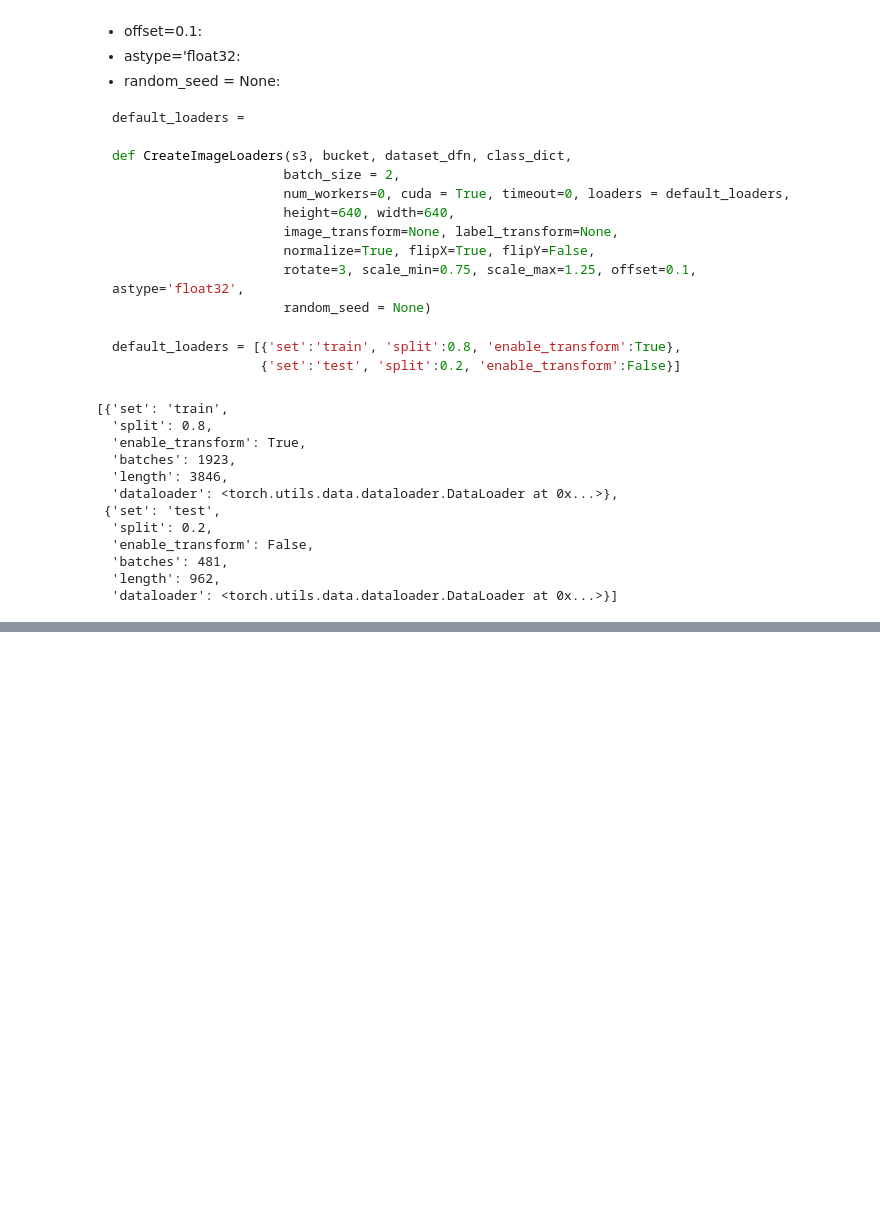
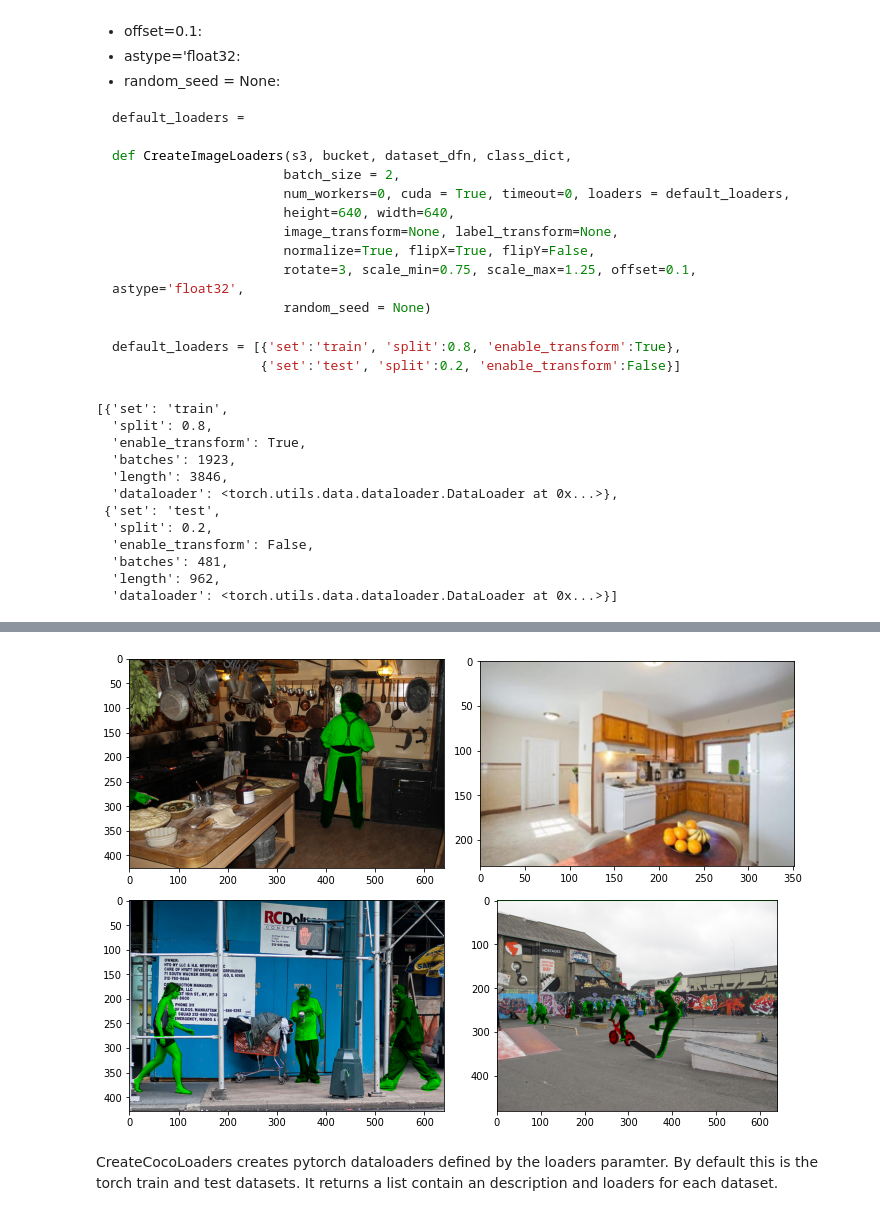
Before and after one commit to bhlarson/torchdatasetutil, a Jupyter notebook: torchdatasetutil.ipynb, the cells around one changed output, grey strips where cells are left out. Cells and saved outputs as stored; diff of their text form; code cells hidden in the pictures; blank space fills up the shorter version.

```diff
--- a/torchdatasetutil.ipynb
+++ b/torchdatasetutil.ipynb
@@ -243,0 +269,16 @@ batch 1 batch_size 2 num_batches 2, index 4
+# %%
+coco_dataset_train= 'data/coco/annotations/instances_train2017.json'
+coco_train_image_path= 'data/coco/train2017'
+coco_dataset_val= 'data/coco/annotations/instances_val2017.json'
+coco_val_image_path= 'data/coco/val2017'
+coco_class_dict= 'model/segmin/coco.json'
+# %%
+store = CocoStore(s3, bucket=bucket,
+                dataset_desc=coco_dataset_val,
+                image_paths=coco_val_image_path,
+                class_dictionary=coco_class_dict)
+DisplayImages(store)
+# %% [output]
+[figure, added]
+# %% [markdown]
+CreateCocoLoaders creates pytorch dataloaders defined by the loaders paramter.  By default this is the torch train and test datasets.  It returns a list contain an description and loaders for each dataset.
```
Also changed, not shown: parts of 10 cells of this notebook, 2 other files.
